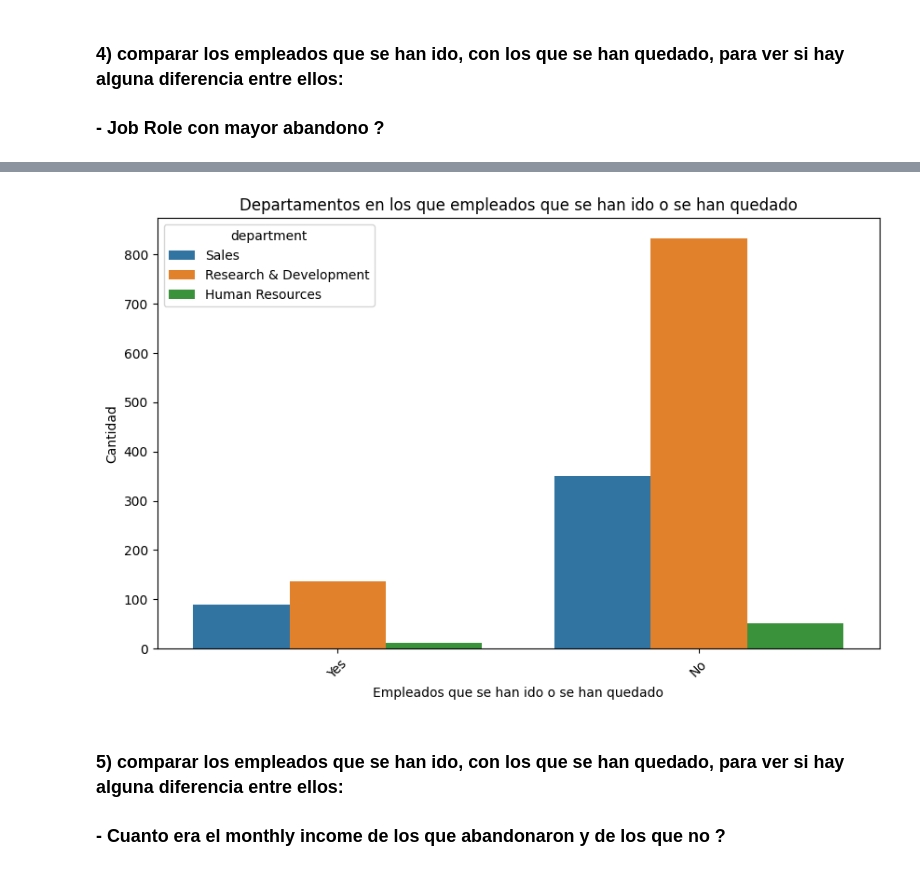
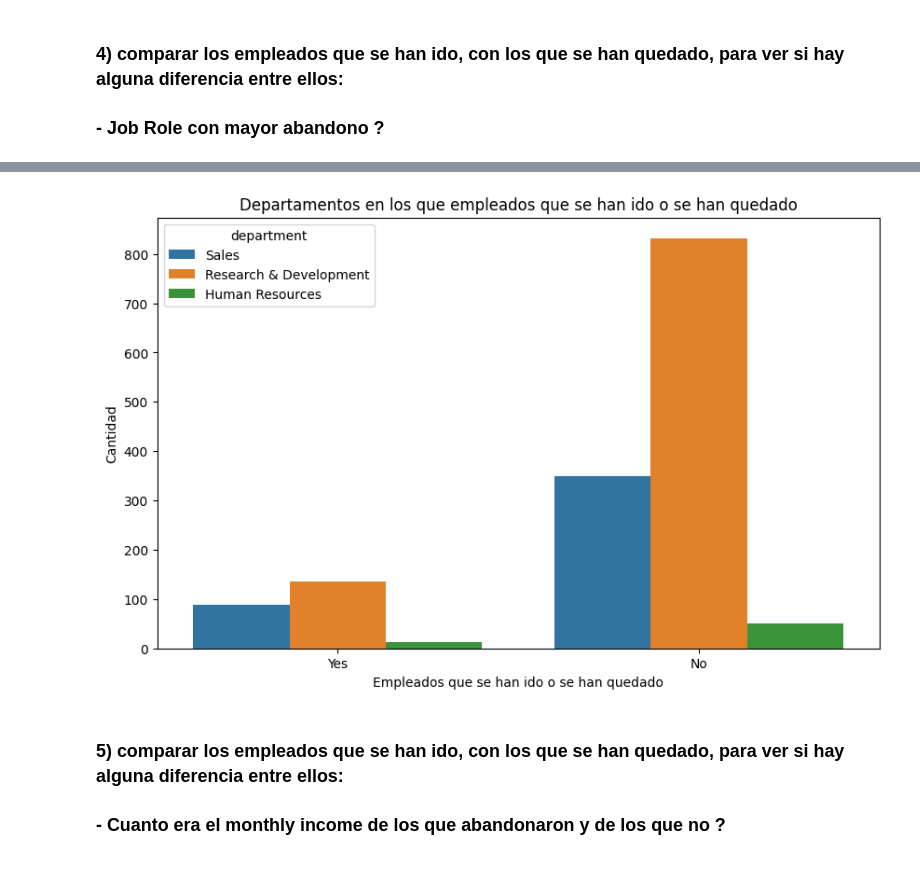
Before and after one commit to Eleonora1989/project-da-promo-63-modulo-3-team-3, a Jupyter notebook: consultas/visualizaciones-carol.ipynb, the cells around one changed output, grey strips where cells are left out. Cells and saved outputs as stored; diff of their text form; code cells hidden in the pictures.

```diff
--- a/consultas/visualizaciones-carol.ipynb
+++ b/consultas/visualizaciones-carol.ipynb
@@ -103,16 +98,15 @@ plt.show()
 # %%
 plt.figure(figsize=(10,6))
 
 sns.countplot(data=df_hr_limpio, x='attrition', hue='department')
 
 plt.title('Departamentos en los que empleados que se han ido o se han quedado')
 plt.xlabel('Empleados que se han ido o se han quedado')
 plt.ylabel('Cantidad')
-plt.xticks(rotation=45)
 
 plt.show()
 # %% [output]
-[figure, old version]
+[figure, new version]
 # %% [markdown]
 ### 5) comparar los empleados que se han ido, con los que se han quedado, para ver si hay alguna diferencia entre ellos:
 ### - Cuanto era el monthly income de los que abandonaron y de los que no ?
```
Also changed, not shown: parts of 15 cells of this notebook.
